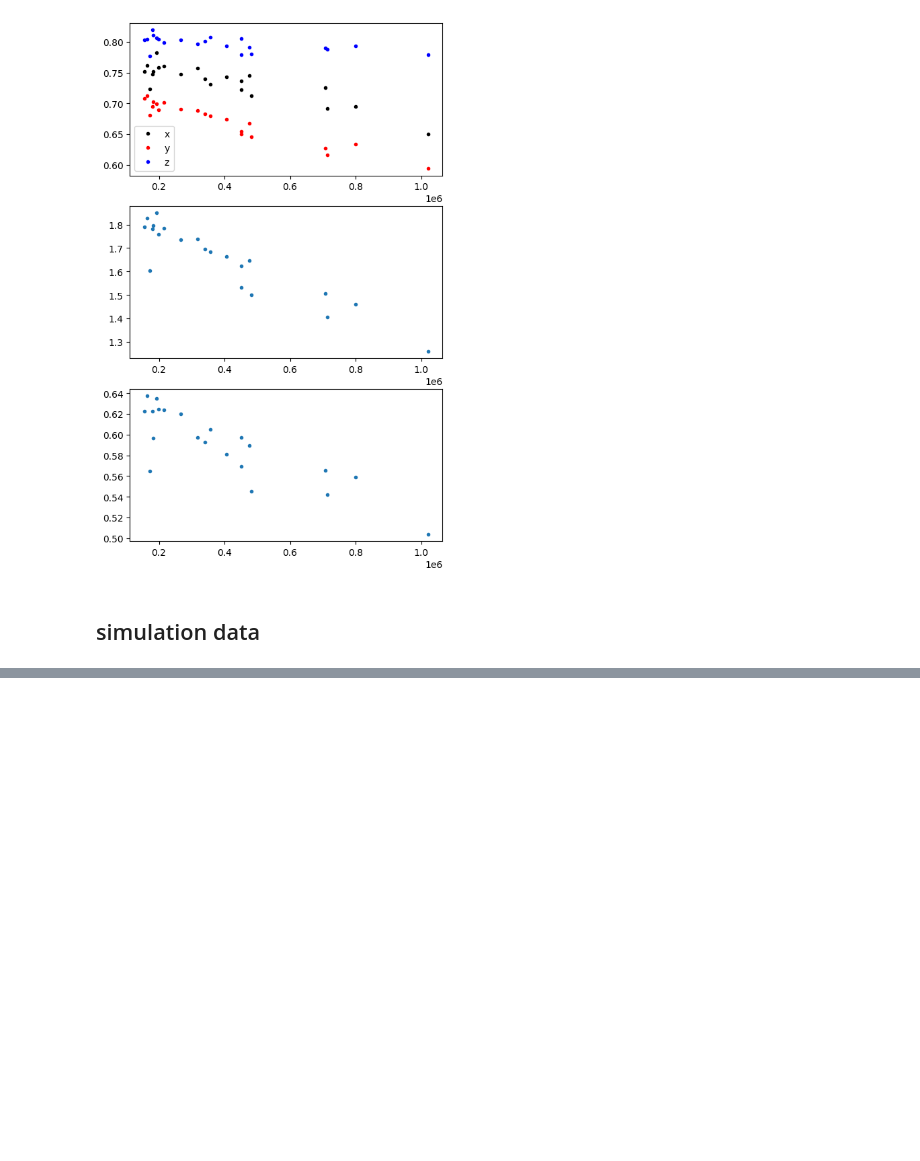
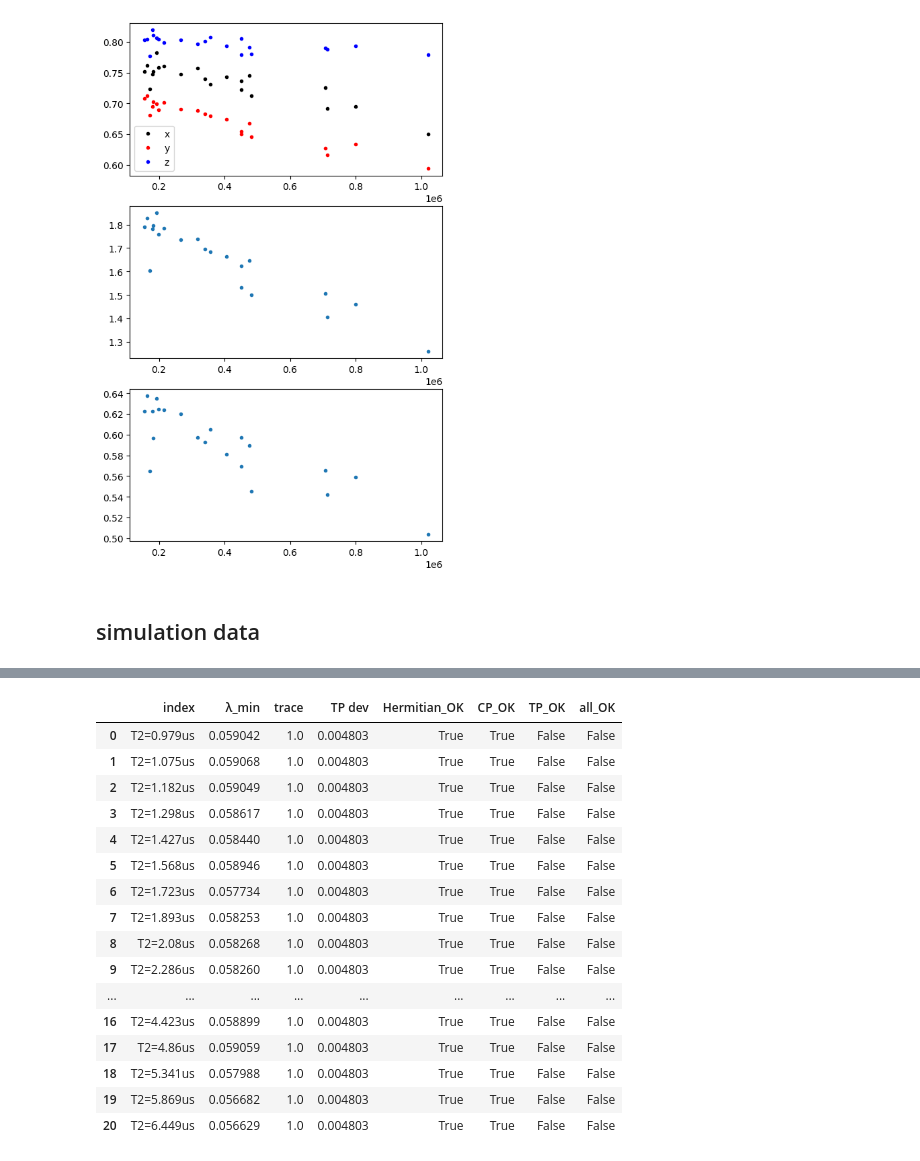
Before and after one commit to 44hsiang/quantum_memory_data, a Jupyter notebook: Markovian_data.ipynb, the cells around one changed output, grey strips where cells are left out. Drawn from its saved outputs; the diff is of its cells as text; code cells hidden in the pictures; blank space fills up the shorter version.

```diff
--- a/Markovian_data.ipynb
+++ b/Markovian_data.ipynb
@@ -234,0 +305,34 @@ ax_robustness.plot(x_list, robust_list, '.')
+# %%
+from quam_libs.quantum_memory.legacy.marcos import dm_checker_dict
+show_error = False
+Noise_data_rm_index = {
+    "corrected":dm_checker_dict(sim_detuning_Noise_data, name ='corrected_dm' ,tolerance=1e-5, print_details=show_error),
+    "data":dm_checker_dict(sim_detuning_Noise_data, name ='data_dm' ,tolerance=1e-5, print_details=show_error)
+}
+for key in Noise_data_rm_index['data'].keys():
+    if Noise_data_rm_index['data'][key] == [] and Noise_data_rm_index['corrected'][key] == []:
+        pass
+    else:
+        print(Noise_data_rm_index['data'][key])
+        print(Noise_data_rm_index['corrected'][key])
+# %%
+from quam_libs.quantum_memory.legacy.NoiseAnalyze import QuantumMemory
+
+noise_result_dict ={}
+negativity_list = []
+robustness_list = []
+for key in sim_detuning_Noise_analyze.keys():
+    center, axes, R, volume, param = sim_detuning_Noise_analyze[key].ellipsoid_fit()
+    qm_analyze = QuantumMemory(axes,center,R)
+    negativity_list.append(qm_analyze.negativity)
+    choi_state = qm_analyze.choi_state()
+    robustness_list.append(qm_analyze.memory_robustness)
+    noise_result_dict[key] ={
+        'axes': axes,
+        'center': center,
+        'R': R,
+        'volume': volume,
+        'negativity': qm_analyze.negativity,
+        'choi state': choi_state,
+        'memory robustness': qm_analyze.memory_robustness
+    }
@@ -234,0 +410,26 @@ ax_robustness.plot(x_list, robust_list, '.')
+# %%
+from quam_libs.quantum_memory.legacy.marcos import diagnose_choi_states
+
+tol = 1e-6
+noise_choi_list = [noise_result_dict[key]["choi state"] for key in noise_result_dict.keys()]
+keys = list(noise_result_dict.keys())
+df = diagnose_choi_states(noise_choi_list,keys,tol_pos=tol, tol_tp=tol)
+df
+# %% [output]
+|  | index | λ_min | trace | TP dev | Hermitian_OK | CP_OK | TP_OK | all_OK |
+| 0 | T2=0.979us | 0.059042 | 1.0 | 0.004803 | True | True | False | False |
+| 1 | T2=1.075us | 0.059068 | 1.0 | 0.004803 | True | True | False | False |
+| 2 | T2=1.182us | 0.059049 | 1.0 | 0.004803 | True | True | False | False |
+| 3 | T2=1.298us | 0.058617 | 1.0 | 0.004803 | True | True | False | False |
+| 4 | T2=1.427us | 0.058440 | 1.0 | 0.004803 | True | True | False | False |
+| 5 | T2=1.568us | 0.058946 | 1.0 | 0.004803 | True | True | False | False |
+| 6 | T2=1.723us | 0.057734 | 1.0 | 0.004803 | True | True | False | False |
+| 7 | T2=1.893us | 0.058253 | 1.0 | 0.004803 | True | True | False | False |
+| 8 | T2=2.08us | 0.058268 | 1.0 | 0.004803 | True | True | False | False |
+| 9 | T2=2.286us | 0.058260 | 1.0 | 0.004803 | True | True | False | False |
+| ... | ... | ... | ... | ... | ... | ... | ... | ... |
+| 16 | T2=4.423us | 0.058899 | 1.0 | 0.004803 | True | True | False | False |
+| 17 | T2=4.86us | 0.059059 | 1.0 | 0.004803 | True | True | False | False |
+| 18 | T2=5.341us | 0.057988 | 1.0 | 0.004803 | True | True | False | False |
+| 19 | T2=5.869us | 0.056682 | 1.0 | 0.004803 | True | True | False | False |
+| 20 | T2=6.449us | 0.056629 | 1.0 | 0.004803 | True | True | False | False |
```
Also changed, not shown: parts of 10 cells of this notebook, 8 other files.
